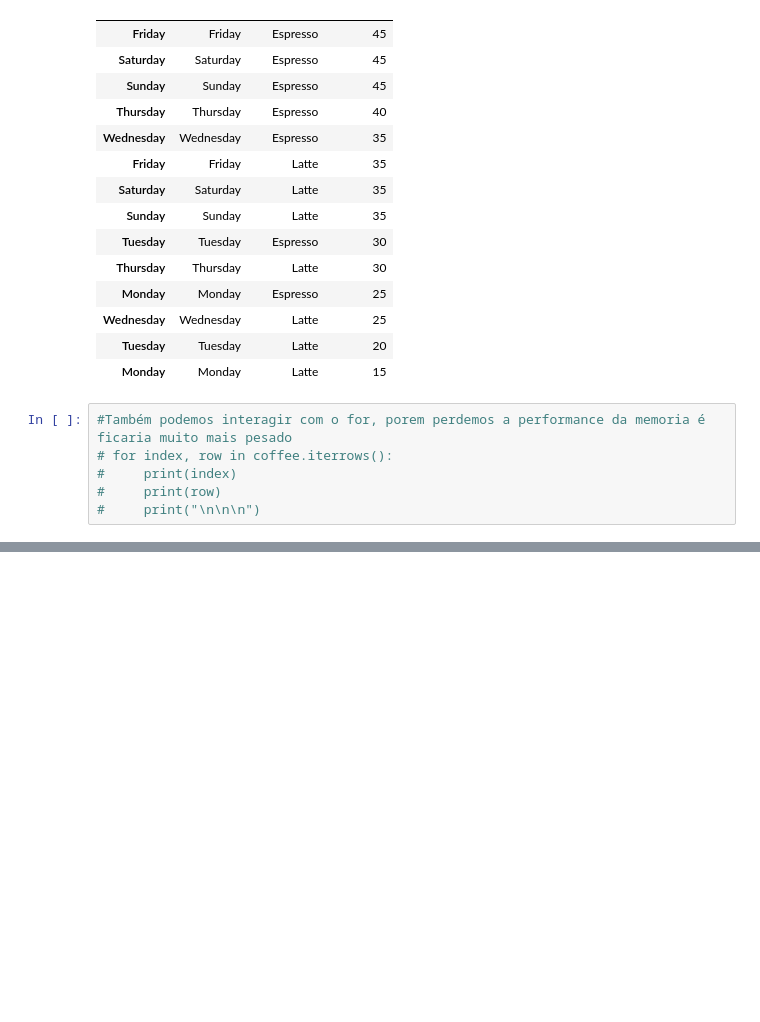
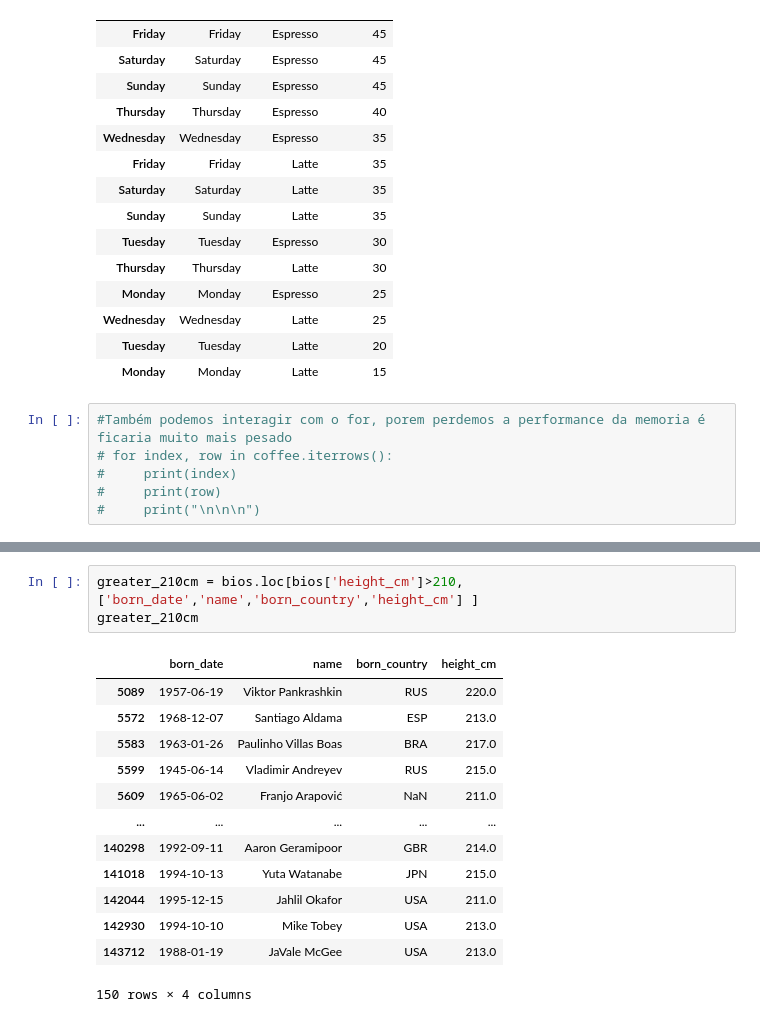
Before and after one commit to oZanardo/Pandas_Beggining, a Jupyter notebook: sample.ipynb, the cells around one changed output, grey strips where cells are left out. Saved outputs shown, nothing was run; the diff lists cells and outputs as text; blank space fills up the shorter version.

```diff
--- a/sample.ipynb
+++ b/sample.ipynb
@@ -190,0 +203,17 @@ coffee.sort_values(["Units Sold","Coffee Type"], ascending=[0,1])
+# %%
+greater_210cm = bios.loc[bios['height_cm']>210, ['born_date','name','born_country','height_cm'] ]
+greater_210cm
+# %% [output]
+|  | born_date | name | born_country | height_cm |
+| 5089 | 1957-06-19 | Viktor Pankrashkin | RUS | 220.0 |
+| 5572 | 1968-12-07 | Santiago Aldama | ESP | 213.0 |
+| 5583 | 1963-01-26 | Paulinho Villas Boas | BRA | 217.0 |
+| 5599 | 1945-06-14 | Vladimir Andreyev | RUS | 215.0 |
+| 5609 | 1965-06-02 | Franjo Arapović | NaN | 211.0 |
+| ... | ... | ... | ... | ... |
+| 140298 | 1992-09-11 | Aaron Geramipoor | GBR | 214.0 |
+| 141018 | 1994-10-13 | Yuta Watanabe | JPN | 215.0 |
+| 142044 | 1995-12-15 | Jahlil Okafor | USA | 211.0 |
+| 142930 | 1994-10-10 | Mike Tobey | USA | 213.0 |
+| 143712 | 1988-01-19 | JaVale McGee | USA | 213.0 |
+150 rows × 4 columns
```
Also changed, not shown: parts of 8 cells of this notebook.
